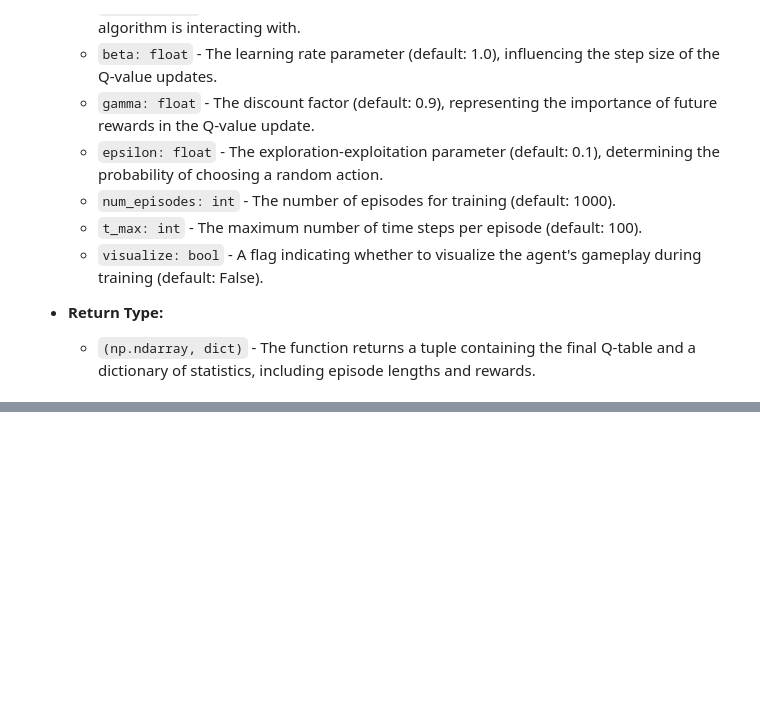
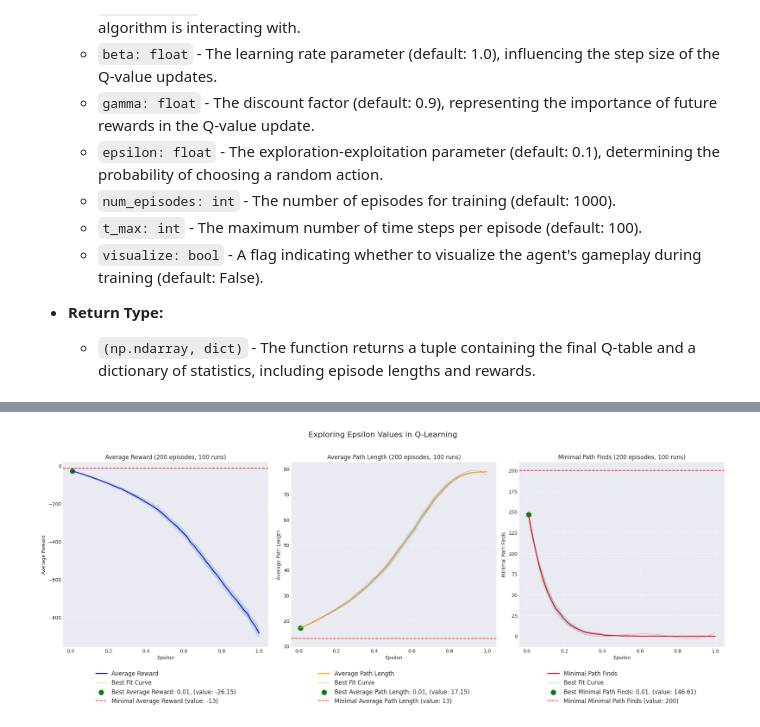
Before and after one commit to oszypczy/Q-learn-algorithm, a Jupyter notebook: lab_5.ipynb, the cells around one changed output, grey strips where cells are left out. Saved outputs shown, nothing was run; the diff lists cells and outputs as text; code cells hidden in the pictures; blank space fills up the shorter version.

```diff
--- a/lab_5.ipynb
+++ b/lab_5.ipynb
@@ -342,0 +291,4 @@ plot_beta_graphs()
+# %%
+plot_values_vs_parameter('epsilon', np.linspace(0.01, 1.0, 50), num_runs=100)
+# %% [output]
+[figure, added]
```
Also changed, not shown: parts of 9 cells of this notebook.
